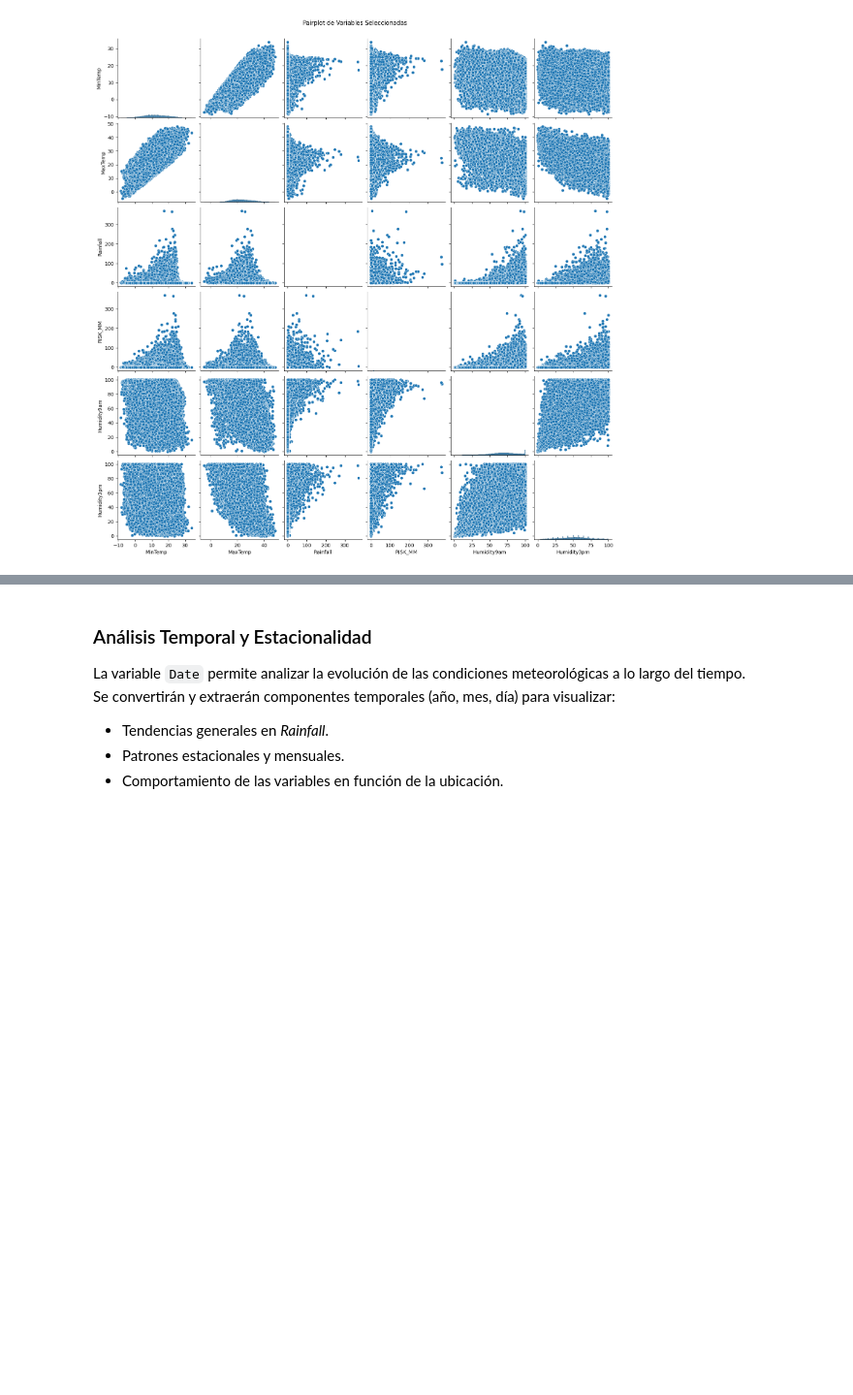
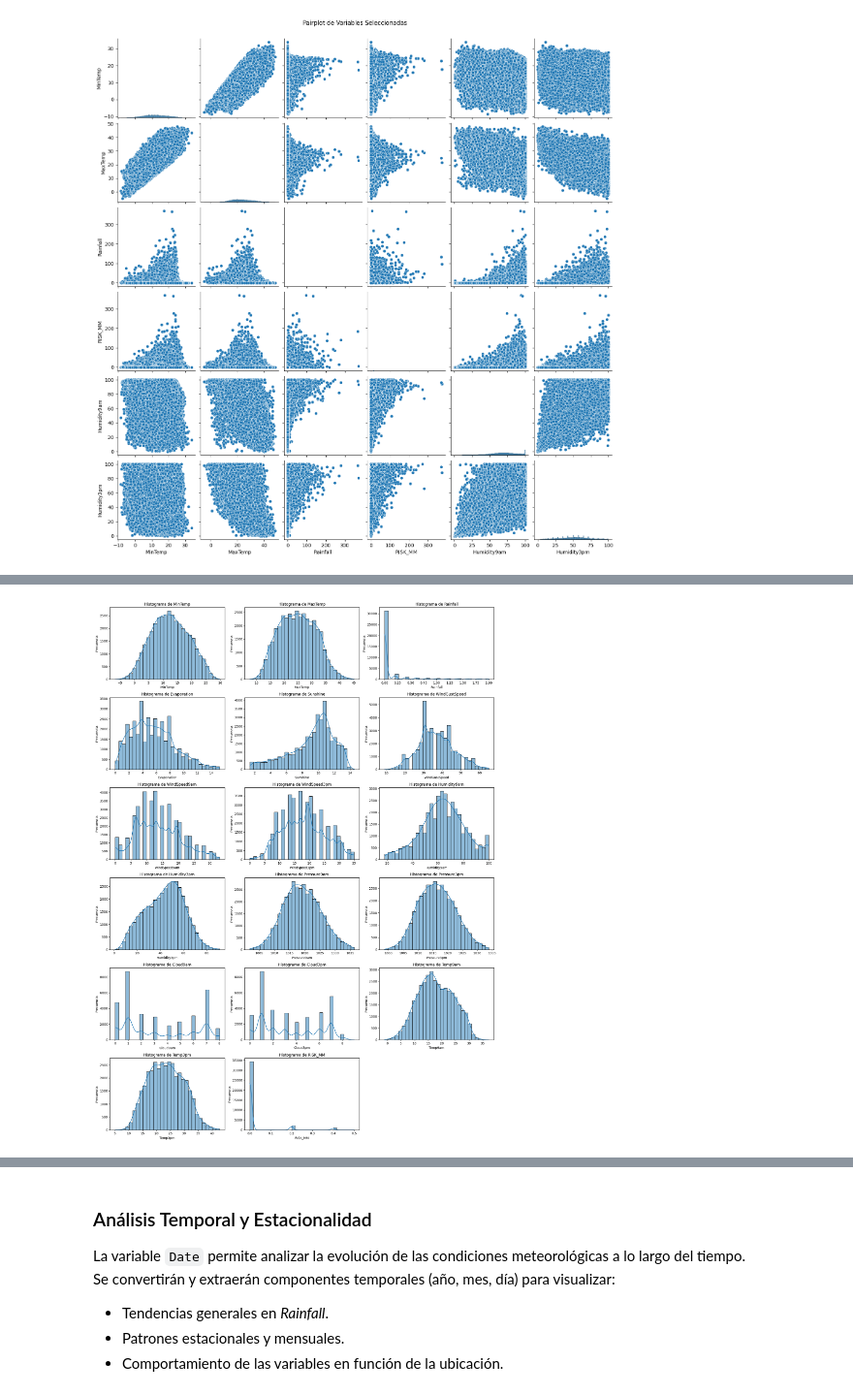
Before and after one commit to h-garrido/weather-aus, a Jupyter notebook: notebooks/exploracion_inicial.ipynb, the cells around one changed output, grey strips where cells are left out. Shown at 97% size. Saved outputs shown, nothing was run; the diff lists cells and outputs as text; code cells hidden in the pictures; blank space fills up the shorter version.

```diff
--- a/notebooks/exploracion_inicial.ipynb
+++ b/notebooks/exploracion_inicial.ipynb
@@ -479,0 +558,26 @@ plt.show()
+# %%
+# Crear histogramas para todas las variables numéricas después del filtrado IQR
+
+numeric_columns = df.select_dtypes(include=['float64', 'int64']).columns
+
+# Definir tamaño de figura y número de subplots por figura
+n_cols = 3
+n_rows = int(np.ceil(len(numeric_columns) / n_cols))
+fig, axes = plt.subplots(nrows=n_rows, ncols=n_cols, figsize=(18, n_rows * 4))
+
+axes = axes.flatten()
+
+# Graficar histogramas
+for i, col in enumerate(numeric_columns):
+    sns.histplot(df[col].dropna(), bins=30, kde=True, ax=axes[i])
+    axes[i].set_title(f'Histograma de {col}')
+    axes[i].set_xlabel(col)
+    axes[i].set_ylabel('Frecuencia')
+
+# Ocultar subplots vacíos si hay
+for j in range(i+1, len(axes)):
+    axes[j].set_visible(False)
+
+plt.tight_layout()
+plt.show()
+# %% [output]
@@ -479,0 +585 @@ plt.show()
+[figure, added]
```
Also changed, not shown: parts of 9 cells of this notebook.
